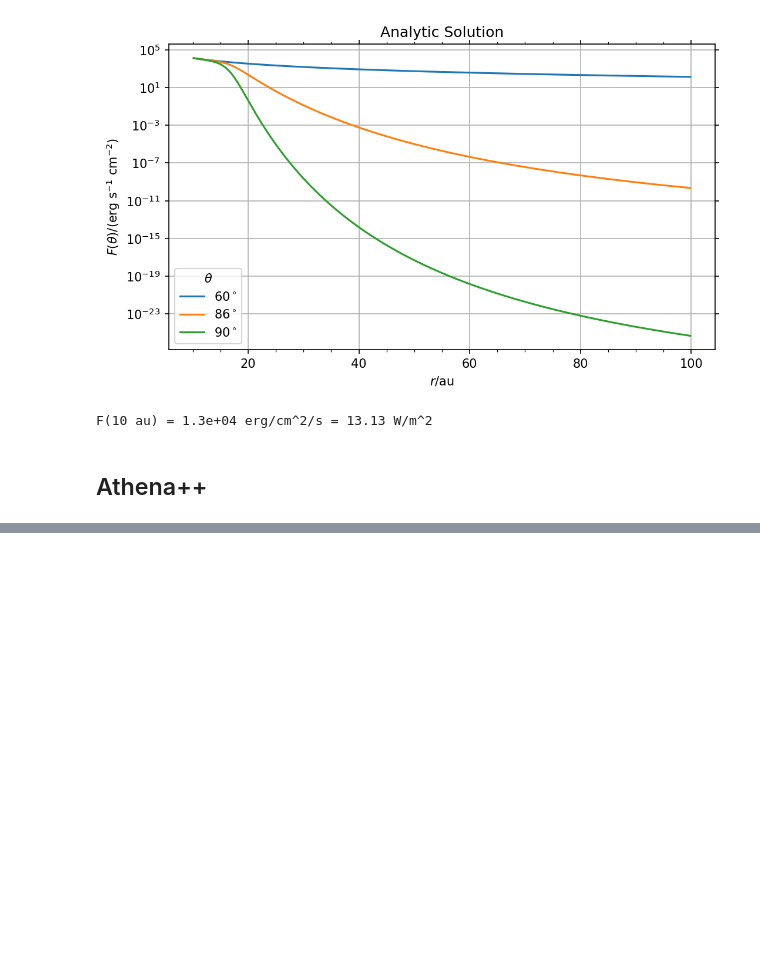
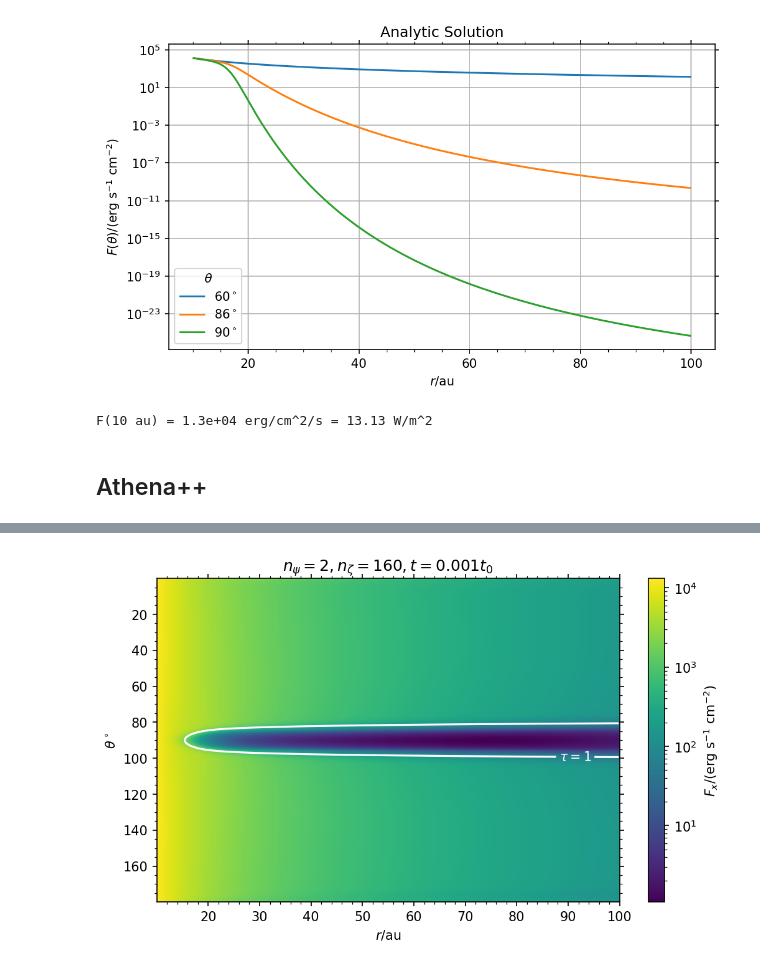
Before and after one commit to sabaronett/rad-hydro, a Jupyter notebook: athena/dev/stellar_flux/StellarFlux.ipynb, the cells around one changed output, grey strips where cells are left out. Cells and saved outputs as stored; diff of their text form; code cells hidden in the pictures; blank space fills up the shorter version.

```diff
--- a/athena/dev/stellar_flux/StellarFlux.ipynb
+++ b/athena/dev/stellar_flux/StellarFlux.ipynb
@@ -408,35 +434,37 @@ rad2deg = 180/np.pi
 
 problem_id = 'stellar_flux'
 npsi = 2
-nzeta = 3
+nzeta = 160
 fig, ax = plt.subplots(figsize=(8, 4.5), dpi=150)
 
 # Read and plot
 path = f'npsi{npsi}/nzeta{nzeta}'
 athinput = athena_read.athinput(f'{path}/athinput.{problem_id}')
 prat = athinput['radiation']['prat']
 crat = athinput['radiation']['crat']
 length_unit = athinput['radiation']['length_unit']
 L_au = length_unit/au
 athdf = athena_read.athdf(f'{path}/athdf/{problem_id}.out1.00001.athdf')
 t = athdf['Time']
 Fr1 = athdf['Fr1'][0]
 im = ax.pcolormesh(athdf['x1v']*L_au, athdf['x2v']*rad2deg, Fr1,
                    norm=colors.LogNorm())
 dr = (athinput['mesh']['x1max'] - athinput['mesh']['x1min'])\
      /athinput['mesh']['nx1']
 dtau = athdf['Sigma_a_0'][0]*dr
 tau_field  = np.cumsum(dtau, axis=1)
 CS = ax.contour(athdf['x1v']*L_au, athdf['x2v']*rad2deg, tau_field, [1, 1e4],
                 colors=['white', 'white'])
 
 # Format (sub)plots
 plt.colorbar(im, label='$F_x$/(erg s$^{-1}$ cm$^{-2}$)')
 
 ax.clabel(CS, CS.levels, fmt=fmt)
 ax.invert_yaxis()
 ax.minorticks_on()
 ax.set(title=rf'$n_\psi={npsi}, n_\zeta={nzeta}, t={t:.3f}t_0$',
        xlabel='$r$/au', ylabel=r'$\theta^\circ$')
 ax.tick_params(axis='both', which='both', top=True, right=True)
 # plt.savefig(f'{path}/temp/Fr1({t:.2f}t_0).jpg', bbox_inches='tight')
+# %% [output]
+[figure, added]
```
Also changed, not shown: parts of 4 cells of this notebook.
